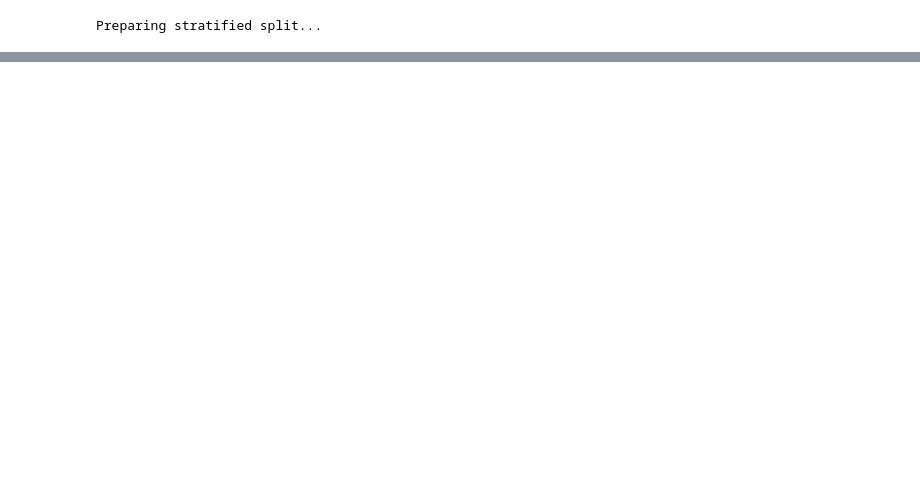
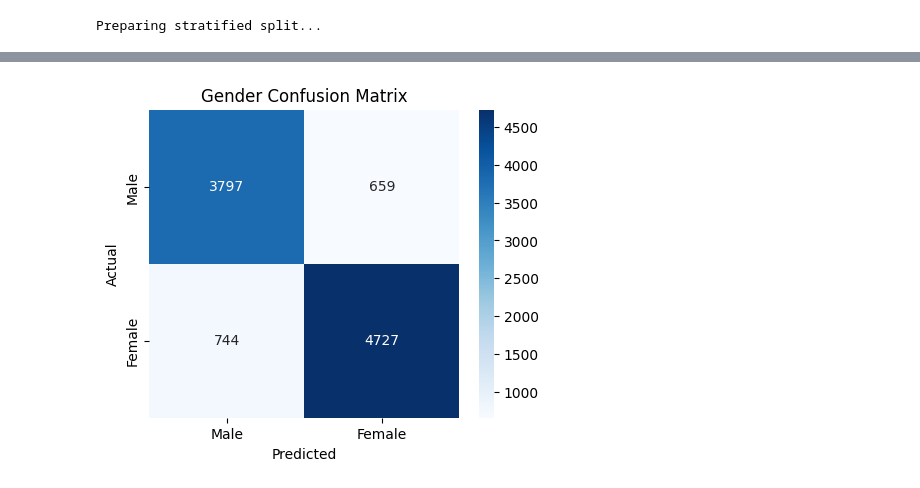
Before and after one commit to shindevaish/age_gender_classifier_cnn, a Jupyter notebook: evaluation.ipynb, the cells around one changed output, grey strips where cells are left out. Drawn from its saved outputs; the diff is of its cells as text; code cells hidden in the pictures; blank space fills up the shorter version.

```diff
--- a/evaluation.ipynb
+++ b/evaluation.ipynb
@@ -14,7 +18,7 @@ from model import AgeGenderModel
 device = torch.device("cuda" if torch.cuda.is_available() else "cpu")
 
 model = AgeGenderModel().to(device)
-model.load_state_dict(torch.load('models/model_stratified_splitting.pth', map_location=torch.device('cpu')))
+model.load_state_dict(torch.load('age_gender_augmented_model.pth', map_location=torch.device('cpu')))
 model.eval()
 
 transform = transforms.Compose([
@@ -23,7 +27,7 @@ transform = transforms.Compose([
     transforms.Normalize(mean=[0.485, 0.456, 0.406], std=[0.229, 0.224, 0.225]),
 ])
 # %%
-full_dataset = FaceDataset(root_dir='dataset', transform=transform)
+full_dataset = FaceDataset(root_dir='augmented_dataset', transform=transform)
 # %%
 # 2. Extract labels and indices for stratification (without loading images)
 # We stratify on Gender (index 1 in the filename split)
@@ -440,0 +137,19 @@ gender_head.0.bias                       2
+# %%
+mae = mean_absolute_error(all_ages, all_age_preds)
+mse = mean_squared_error(all_ages, all_age_preds)
+
+# Accuracy within k years
+k = 3
+absolute_errors = np.abs(np.array(all_age_preds) - np.array(all_ages))
+age_accuracy_k = np.mean(absolute_errors <= k)
+
+print("----- AGE EVALUATION -----")
+print(f"MAE : {mae:.4f}")
+print(f"MSE : {mse:.4f}")
+print(f"Accuracy within ±{k} years: {age_accuracy_k*100:.2f}%")
+
+accuracy = accuracy_score(all_genders, all_gender_preds)
+cm = confusion_matrix(all_genders, all_gender_preds)
+
+print("\n----- GENDER EVALUATION -----")
+print(f"Accuracy : {accuracy*100:.2f}%")
@@ -440,0 +164,19 @@ gender_head.0.bias                       2
+# %%
+plt.figure(figsize=(5,4))
+
+sns.heatmap(
+    cm,
+    annot=True,
+    fmt='d',
+    cmap='Blues',
+    xticklabels=['Male', 'Female'],
+    yticklabels=['Male', 'Female']
+)
+
+plt.xlabel("Predicted")
+plt.ylabel("Actual")
+plt.title("Gender Confusion Matrix")
+
+plt.show()
+# %% [output]
+[figure, added]
```
Also changed, not shown: parts of 33 cells of this notebook.
